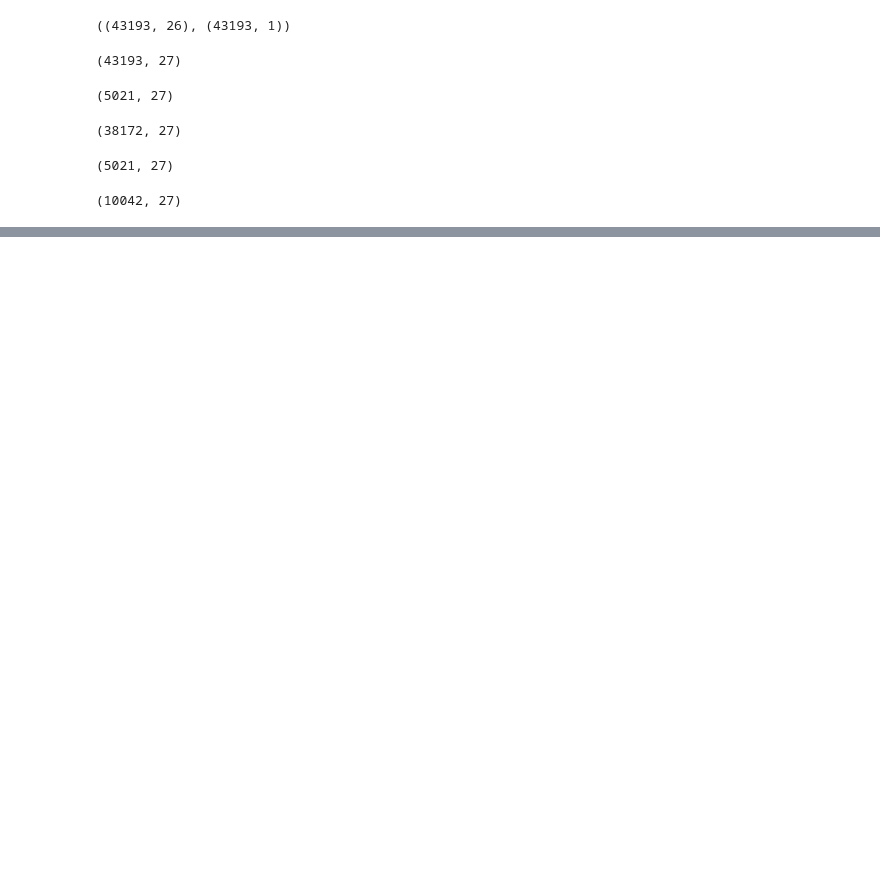
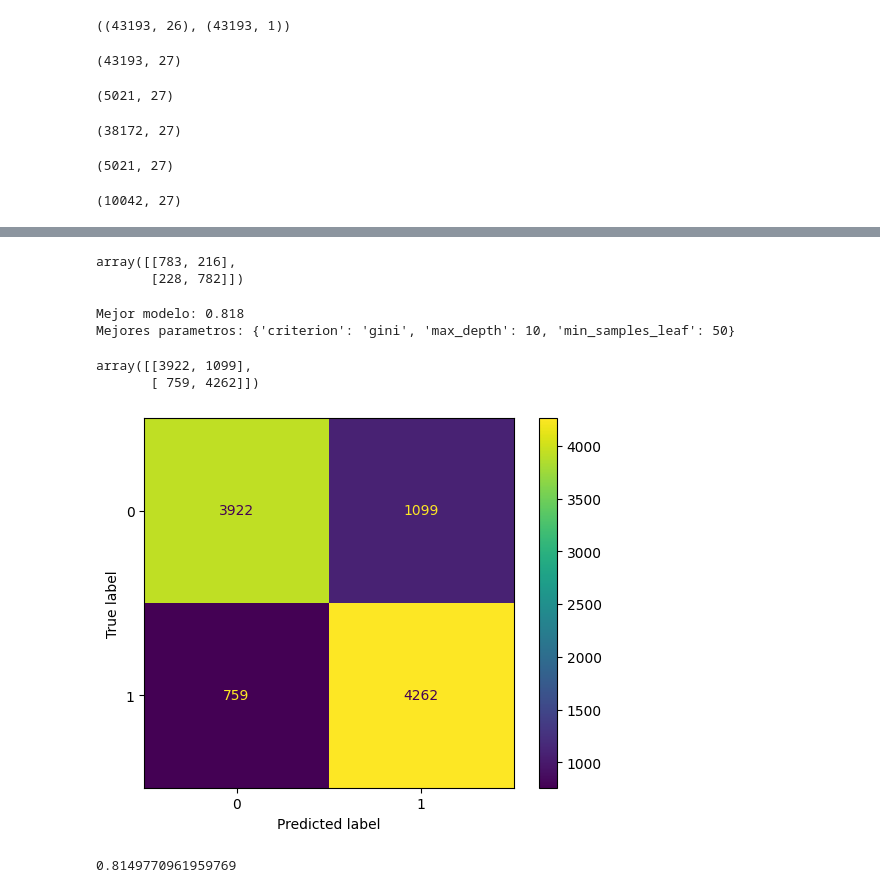
Before and after one commit to robnez44/ML-Course, a Jupyter notebook: 02-Aprendizaje-Supervisado/BankMarketing.ipynb, the cells around one changed output, grey strips where cells are left out. Cells and saved outputs as stored; diff of their text form; code cells hidden in the pictures; blank space fills up the shorter version.

```diff
--- a/02-Aprendizaje-Supervisado/Clasificacion.ipynb
+++ b/02-Aprendizaje-Supervisado/BankMarketing.ipynb
@@ -310 +310,5 @@ datos.sample(n = 10)
 10 rows × 27 columns
+# %%
+y_new = datos[['y']]
+X_new = datos.drop("y", axis=1)
+X_new.shape, y_new.shape
@@ -310,0 +328,6 @@ datos.sample(n = 10)
+# %%
+cm = confusion_matrix(Y_test, y_pred)
+cm
+# %% [output]
+array([[783, 216],
+       [228, 782]])
@@ -310,0 +338,43 @@ datos.sample(n = 10)
+# %%
+y_new = np.ravel(y_new)
+# %%
+# lista de hyper params que se probaran (es la libreria que se encarga de combinarlos)
+param_grid = [
+    {'max_depth' : [2, 5, 10],
+     'min_samples_leaf': [10, 25, 50],
+     'criterion': ['gini', 'entropy']
+    }]
+
+# se configura el modelo a utilizar, junto con su lista de hyper params
+model = GridSearchCV(DecisionTreeClassifier(), param_grid, n_jobs=-1)
+model.fit(X_new, y_new)
+
+# validacion cruzada
+cv = StratifiedKFold(n_splits=5, shuffle=True)
+
+# obtencion precisa y balanceada
+accuracy = cross_val_score(model, X_new, y_new, cv=cv, scoring="balanced_accuracy")
+print("Mejor modelo: {}".format(round(np.mean(accuracy), 3)))
+print("Mejores parametros: {}".format(model.best_params_))
+# %% [output]
+Mejor modelo: 0.818
+Mejores parametros: {'criterion': 'gini', 'max_depth': 10, 'min_samples_leaf': 50}
+# %%
+from sklearn.model_selection import cross_val_predict
+y_pred = cross_val_predict(model, X_new, y_new, cv=cv)
+cm = confusion_matrix(y_new, y_pred)
+cm
+# %% [output]
+array([[3922, 1099],
+       [ 759, 4262]])
+# %%
+disp = ConfusionMatrixDisplay(confusion_matrix=cm)
+disp.plot()
+plt.show()
+# %% [output]
+[figure, added]
+# %%
+accuracy = accuracy_score(y_new, y_pred)
+accuracy
+# %% [output]
+0.8149770961959769
```
Also changed, not shown: parts of 9 cells of this notebook, 1 other file.
